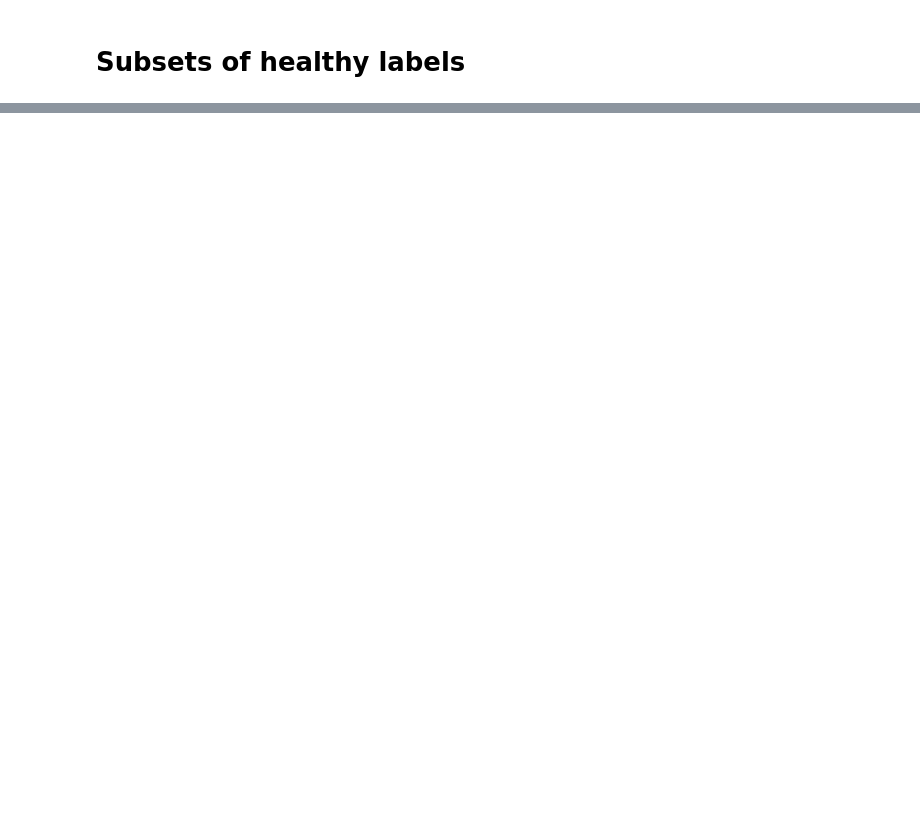
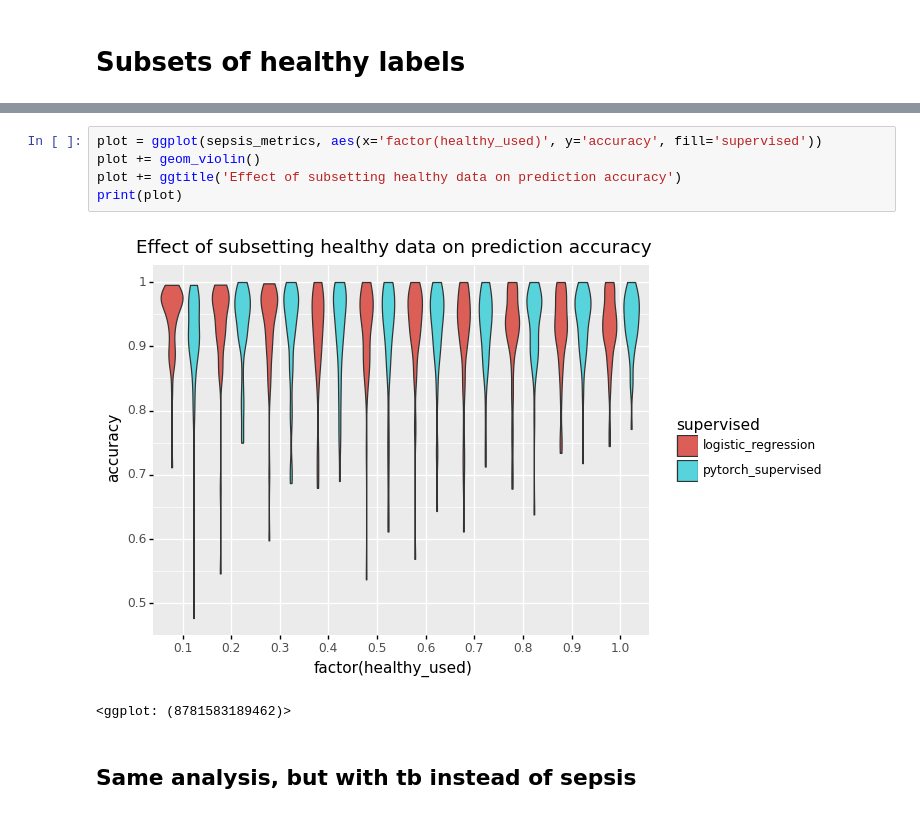
Before and after one commit to greenelab/linear_signal, a Jupyter notebook: notebook/analysis/benchmark_results.ipynb, the cells around one changed output, grey strips where cells are left out. Drawn from its saved outputs; the diff is of its cells as text; blank space fills up the shorter version.

```diff
--- a/notebook/analysis/benchmark_results.ipynb
+++ b/notebook/analysis/benchmark_results.ipynb
@@ -236,0 +221,10 @@ print(plot)
+# %%
+plot = ggplot(sepsis_metrics, aes(x='factor(healthy_used)', y='accuracy', fill='supervised'))
+plot += geom_violin()
+plot += ggtitle('Effect of subsetting healthy data on prediction accuracy')
+print(plot)
+# %% [output]
+[figure, added]
+<ggplot: (8781583189462)>
+# %% [markdown]
+## Same analysis, but with tb instead of sepsis
```
Also changed, not shown: parts of 16 cells of this notebook.
